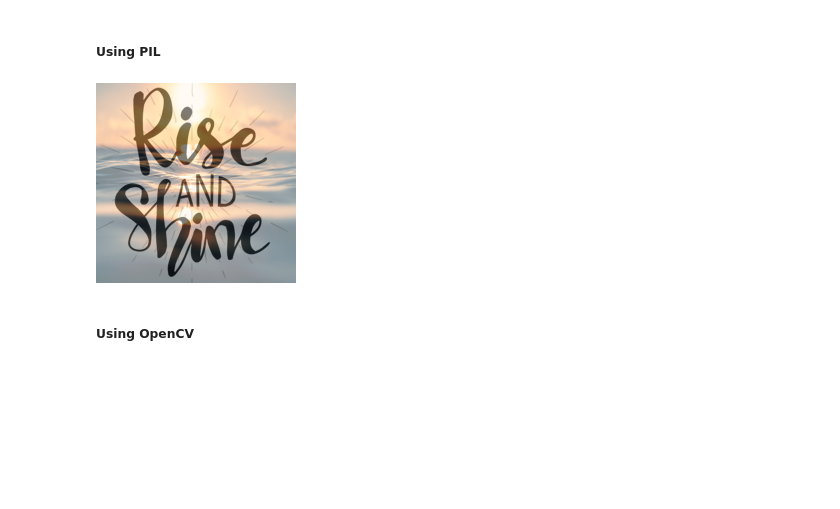
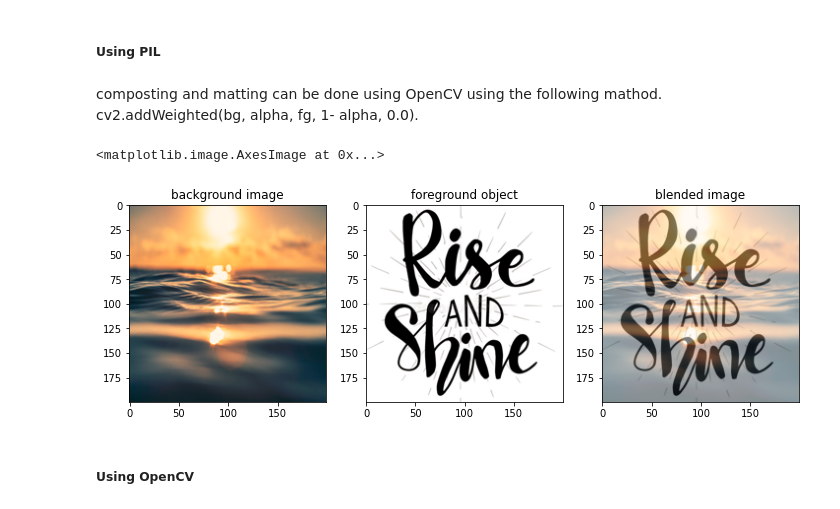
Before and after one commit to SwethaAnish/image-processing, a Jupyter notebook: basic_image_operations.ipynb, the cells around one changed output. Drawn from its saved outputs; the diff is of its cells as text; code cells hidden in the pictures; blank space fills up the shorter version.

```diff
--- a/basic_image_operations.ipynb
+++ b/basic_image_operations.ipynb
@@ -13,0 +17,11 @@ image
+# %%
+image = Image.open(urlopen("https://cdn.cambridgeincolour.com/images/tutorials/gamma_example-g10b.jpg"))
+image = np.array(image)
+gamma = 0.3
+gamma = 1/2.2
+gamma_corrected = np.array(255*(image / 255) ** gamma, dtype = 'uint8')
+plt.subplot(1,2,1)
+plt.imshow(image)
+plt.subplot(1,2,2)
+plt.rcParams['figure.figsize'] = [100, 60]
+plt.imshow(gamma_corrected)
@@ -15,15 +32,28 @@ image
 #### Composting and Matting
 # %% [markdown]
 ##### Using PIL
+# %% [markdown]
+composting and matting can be done using OpenCV using the following mathod.
+cv2.addWeighted(bg, alpha, fg, 1- alpha, 0.0).
 # %%
 bg_img = Image.open("bg_image.png").resize([200, 200])
 fg_img = Image.open("fg_image.png").resize([200, 200])
 
 fg_img.resize((100, 100))
 blended_img = Image.blend(bg_img, fg_img, 0.5)
-blended_img
+plt.subplot(1,3,1)
+plt.title("background image")
+plt.imshow(np.array(bg_img))
+plt.subplot(1,3,2)
+plt.title("foreground object")
+plt.imshow(np.array(fg_img))
+plt.subplot(1,3,3)
+plt.title("blended image")
+plt.rcParams['figure.figsize'] = [120, 80]
+plt.imshow(np.array(blended_img))
 # %% [output]
+<matplotlib.image.AxesImage at 0x...>
-[figure, old version]
+[figure, new version]
 # %% [markdown]
 ##### Using OpenCV
 # %%
```
Also changed, not shown: parts of 3 cells of this notebook, 1 other file.
